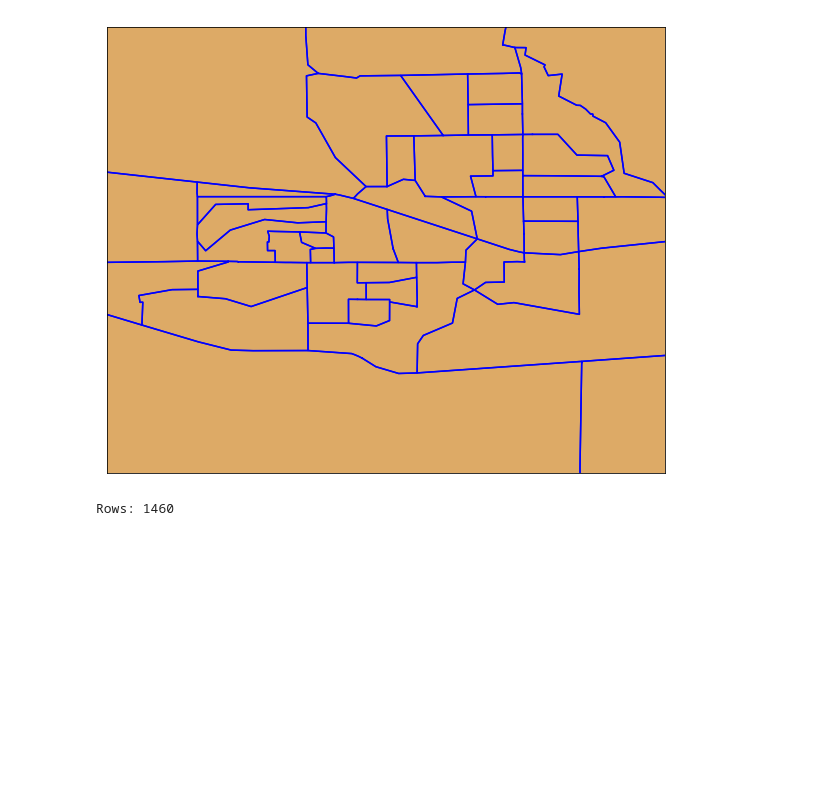
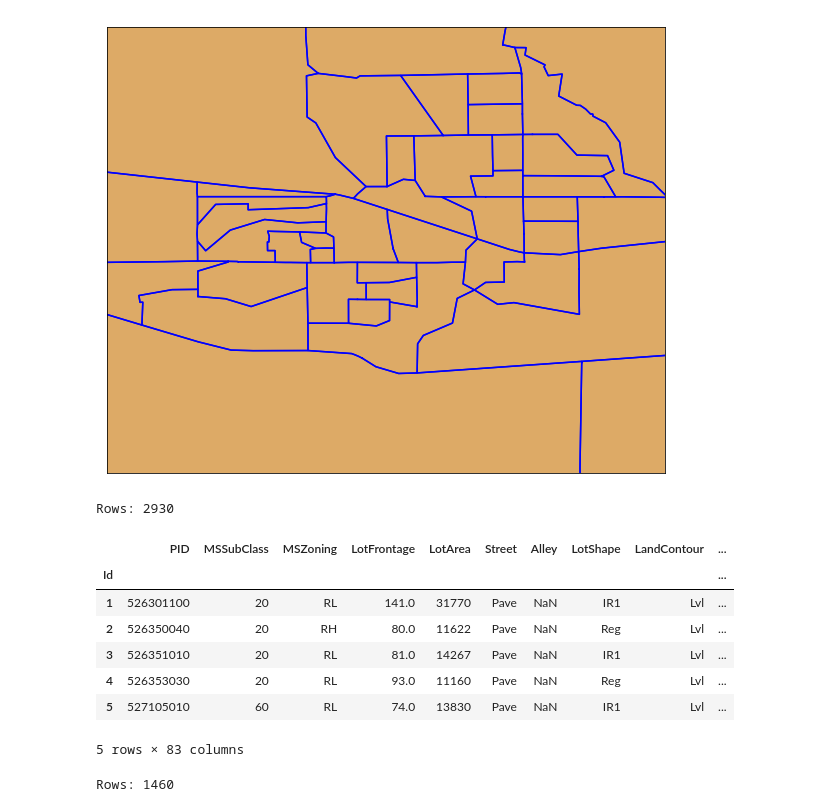
Before and after one commit to CpuKnows/CS-412-Class-Project, a Jupyter notebook: src/Adding geo demos to datasets.ipynb, the cells around one changed output. Cells and saved outputs as stored; diff of their text form; code cells hidden in the pictures; blank space fills up the shorter version.

```diff
--- a/src/Adding geo demos to datasets.ipynb
+++ b/src/Adding geo demos to datasets.ipynb
@@ -35,5 +35,22 @@ for info, shape in zip(iowa_map.iowa_info, iowa_map.iowa):
 plt.show()
 # %% [output]
 [figure]
+# %%
+# Load original AmesHousing dataset
+ames_df = pd.read_csv('../data/input/AmesHousing_with_latlon.csv')
+ames_df.set_index('Id', inplace=True)
+
+print('Rows:', len(ames_df))
+ames_df.head()
+# %% [output]
+Rows: 2930
+|  | PID | MSSubClass | MSZoning | LotFrontage | LotArea | Street | Alley | LotShape | LandContour | ... |
+| Id |  |  |  |  |  |  |  |  |  | ... |
+| 1 | 526301100 | 20 | RL | 141.0 | 31770 | Pave | NaN | IR1 | Lvl | ... |
+| 2 | 526350040 | 20 | RH | 80.0 | 11622 | Pave | NaN | Reg | Lvl | ... |
+| 3 | 526351010 | 20 | RL | 81.0 | 14267 | Pave | NaN | IR1 | Lvl | ... |
+| 4 | 526353030 | 20 | RL | 93.0 | 11160 | Pave | NaN | Reg | Lvl | ... |
+| 5 | 527105010 | 60 | RL | 74.0 | 13830 | Pave | NaN | IR1 | Lvl | ... |
+5 rows × 83 columns
 # %%
 # Load training dataset
```
Also changed, not shown: parts of 15 cells of this notebook, 2 other files.
